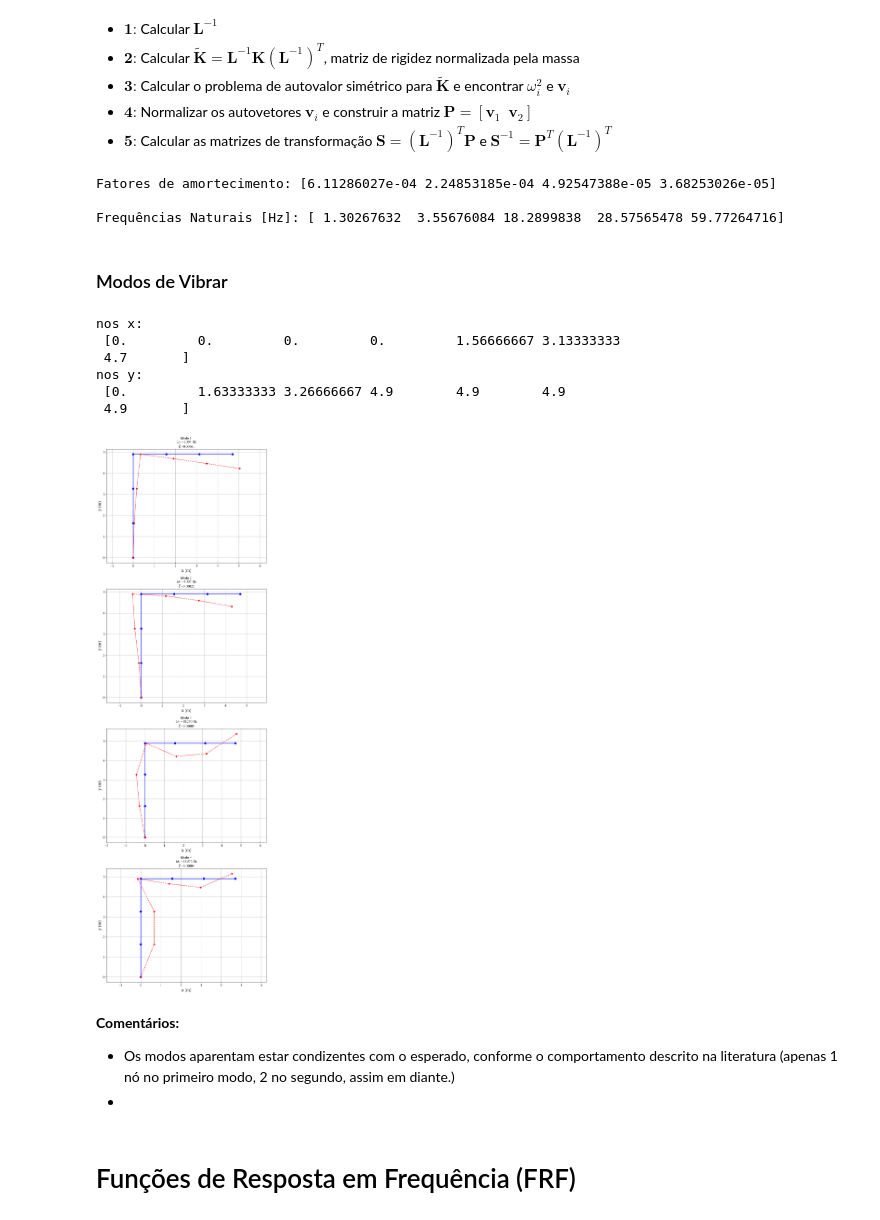
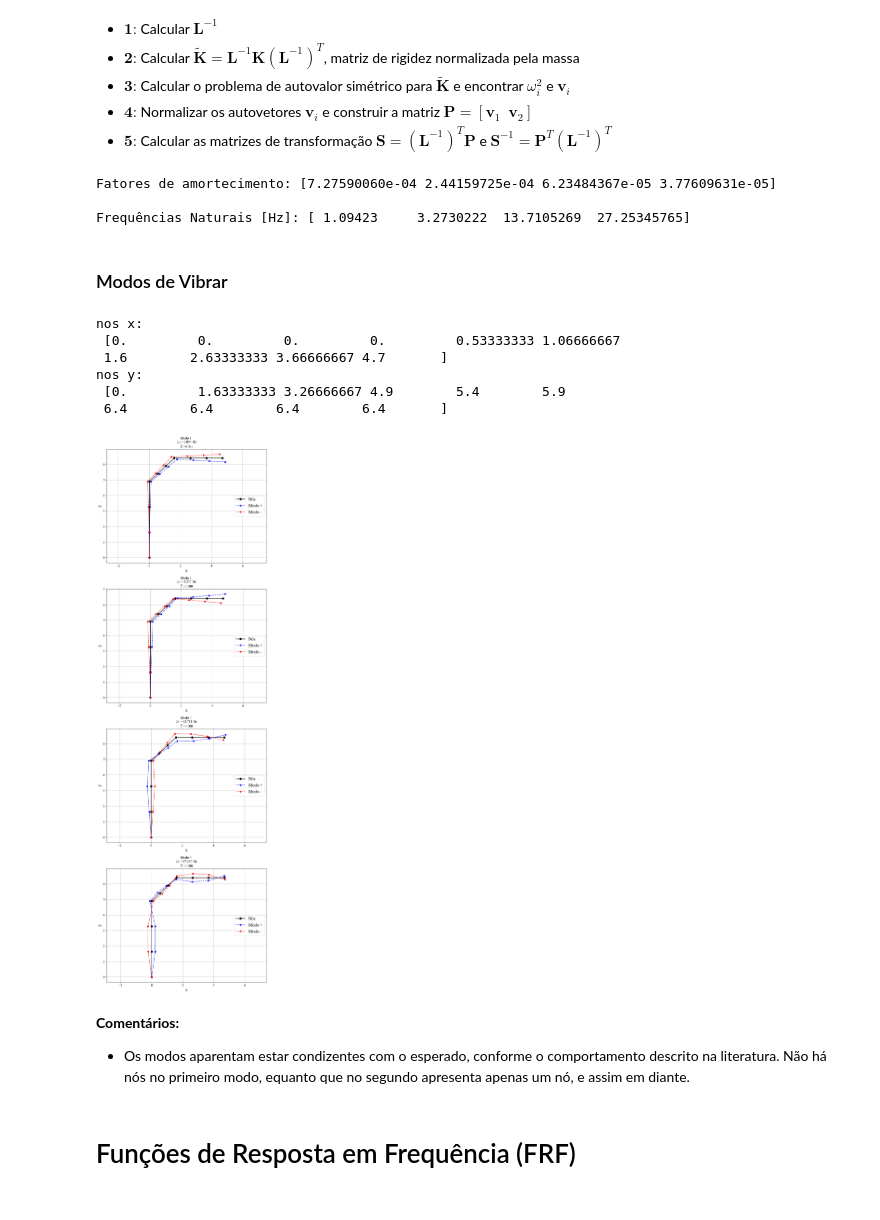
Before and after one commit to TonhoSF1/Vibracoes2, a Jupyter notebook: Trabalho.ipynb, the cells around one changed output. Drawn from its saved outputs; the diff is of its cells as text; code cells hidden in the pictures.

```diff
--- a/Trabalho.ipynb
+++ b/Trabalho.ipynb
@@ -168,9 +195,10 @@ J_sem = m_sem * h**2 / 12  # Inércia de massa (kg.m²)
 # %%
 # Inicializa matrizes globais
 n_elementos_vertical = 3
+n_elementos_diagonal = 3
 n_elementos_horizontal = 3
-total_nos = n_elementos_vertical + n_elementos_horizontal + 1  # Nós totais
-dofs = 3  # Graus de liberdade por nó
+total_nos = n_elementos_vertical + n_elementos_diagonal + n_elementos_horizontal + 1  # Nós totais
+dofs = 3  # Graus de liberdade
 total_dofs = dofs * total_nos
 K = np.zeros((total_dofs, total_dofs))
 M = np.zeros((total_dofs, total_dofs))
@@ -315,11 +373,11 @@ S = np.dot(L_chol_inv.transpose(), P)  # da coordenada x para r
 zeta_i = alpha / (2 * wn) + beta * wn / 2
 
 print("Fatores de amortecimento:", zeta_i[0:4], "\n")
-print("Frequências Naturais [Hz]:", wn[0:5] / 2 / np.pi, "\n")
+print("Frequências Naturais [Hz]:", wn[0:4] / 2 / np.pi, "\n")
 # %% [output]
-Fatores de amortecimento: [6.11286027e-04 2.24853185e-04 4.92547388e-05 3.68253026e-05]
+Fatores de amortecimento: [7.27590060e-04 2.44159725e-04 6.23484367e-05 3.77609631e-05]
 
-Frequências Naturais [Hz]: [ 1.30267632  3.55676084 18.2899838  28.57565478 59.77264716]
+Frequências Naturais [Hz]: [ 1.09423     3.2730222  13.7105269  27.25345765]
 # %% [markdown]
 ### Modos de Vibrar
 # %%
@@ -328,66 +386,76 @@ Frequências Naturais [Hz]: [ 1.30267632  3.55676084 18.2899838  28.57565478 59.
 y_vertical = np.linspace(0, H, n_elementos_vertical + 1)  # [0, H/3, 2H/3, H]
 x_vertical = np.zeros_like(y_vertical)  # [0, 0, 0, 0]
 
+# Coordenadas dos nós diagonais:
+x_diagonal = np.linspace(0, 1.6, n_elementos_diagonal + 1)[1:]  # [L/4, L/2, 3L/4]
+y_diagonal = np.linspace(H, H + Ht, n_elementos_diagonal + 1)[1:]  # [H, H, H]
+
 # Coordenadas dos nós horizontais:
-x_horizontal = np.linspace(0, L, n_elementos_horizontal + 1)[1:]  # [L/4, L/2, 3L/4]
-y_horizontal = np.full_like(x_horizontal, H)  # [H, H, H]
+x_horizontal = np.linspace(1.6, L, n_elementos_horizontal + 1)[1:]  # [L/4, L/2, 3L/4]
+y_horizontal = np.full_like(x_horizontal, H + Ht)  # [H, H, H]
 
 # Combina as coordenadas
-x_nos = np.concatenate([x_vertical, x_horizontal])  # 7 nós
-y_nos = np.concatenate([y_vertical, y_horizontal])  # 7 nós
+x_nos = np.concatenate([x_vertical, x_diagonal, x_horizontal])  # 7 nós
+y_nos = np.concatenate([y_vertical, y_diagonal, y_horizontal])  # 7 nós
 
 print("nos x:\n", x_nos)
 print("nos y:\n", y_nos)
 # %% [output]
 nos x:
- [0.         0.         0.         0.         1.56666667 3.13333333
- 4.7       ]
+ [0.         0.         0.         0.         0.53333333 1.06666667
+ 1.6        2.63333333 3.66666667 4.7       ]
 nos y:
- [0.         1.63333333 3.26666667 4.9        4.9        4.9
- 4.9       ]
+ [0.         1.63333333 3.26666667 4.9        5.4        5.9
+ 6.4        6.4        6.4        6.4       ]
 # %%
 # Plot dos modos de Vibrar
 n_modos = 4
-scale = 5  # Fator de escala para visualização
+scale = 2  # Fator de escala para visualização
 
 # Extrair deslocamentos em x e y
 x_modo = np.zeros((total_nos - 1, n_modos))
 y_modo = np.zeros((total_nos - 1, n_modos))
 
 # Extrair deslocamentos (x, y, θ) para todos os modos
 u_x = S[0::3, :n_modos]  # DOFs em x (shape: (total_nos, n_modos))
 u_y = S[1::3, :n_modos]  # DOFs em y (shape: (total_nos, n_modos))
 
 
 # Aplicar escala e ajustar dimensões para broadcasting
-x_modo = x_nos[1:].reshape(-1, 1) + scale * u_x  # shape: (total_nos, n_modos)
-y_modo = y_nos[1:].reshape(-1, 1) + scale * u_y
+x_modo1 = x_nos[1:].reshape(-1, 1) + scale * u_x  # shape: (total_nos, n_modos)
+y_modo1 = y_nos[1:].reshape(-1, 1) + scale * u_y
+x_modo2 = x_nos[1:].reshape(-1, 1) - scale * u_x  # shape: (total_nos, n_modos)
+y_modo2 = y_nos[1:].reshape(-1, 1) - scale * u_y
 
 # Fixar o primeiro nó (suporte)
-x_modo = np.insert(x_modo, 0, x_nos[0], axis=0)
-y_modo = np.insert(y_modo, 0, y_nos[0], axis=0)
+x_modo1 = np.insert(x_modo1, 0, x_nos[0], axis=0)
+y_modo1 = np.insert(y_modo1, 0, y_nos[0], axis=0)
+x_modo2 = np.insert(x_modo2, 0, x_nos[0], axis=0)
+y_modo2 = np.insert(y_modo2, 0, y_nos[0], axis=0)
 
 # Plotar
 fig, axs = plt.subplots(n_modos, 1, figsize=(10, 8 * n_modos))
 for i in range(n_modos):
-    axs[i].plot(x_nos, y_nos, "-ob", linewidth=2, markersize=8, label="Nós")
-    axs[i].plot(x_modo[:, i], y_modo[:, i], "--or", linewidth=1.5, markersize=6, label="Modo")
+    axs[i].plot(x_nos, y_nos, "-ok", linewidth=2, markersize=8, label="Nós")
+    axs[i].plot(x_modo1[:, i], y_modo1[:, i], "--ob", linewidth=1.5, markersize=6, label="Modo +")
+    axs[i].plot(x_modo2[:, i], y_modo2[:, i], "--or", linewidth=1.5, markersize=6, label="Modo -")
     axs[i].grid(True)
     axs[i].set_title(
-        f"Modo {i + 1} \n" + r"$\omega_n$ =" + f"{(wn[i]/2/np.pi):.3f} Hz \n" + r"$\zeta$ =" + f"{zeta_i[i]:.5f}", fontsize=14
+        f"Modo {i + 1} \n" + r"$\omega_n$ =" + f"{wn[i] / 2 / np.pi:.3f} Hz \n" + r"$\zeta$ =" + f"{zeta_i[i]:.3f}",
+        fontsize=14,
     )
-    axs[i].set_xlabel("x (m)")
-    axs[i].set_ylabel("y (m)")
+    axs[i].set_xlabel("x")
+    axs[i].set_ylabel("y")
     axs[i].axis("equal")
+    axs[i].legend(loc="center right")
 
 plt.tight_layout()
 plt.show()
 # %% [output]
-[figure, old version]
+[figure, new version]
 # %% [markdown]
 **Comentários:**
-- Os modos aparentam estar condizentes com o esperado, conforme o comportamento descrito na literatura (apenas 1 nó no primeiro modo, 2 no segundo, assim em diante.)
--
+- Os modos aparentam estar condizentes com o esperado, conforme o comportamento descrito na literatura. Não há nós no primeiro modo, equanto que no segundo apresenta apenas um nó, e assim em diante.
 # %% [markdown]
 # Funções de Resposta em Frequência (FRF)
 # %% [markdown]
```
Also changed, not shown: parts of 34 cells of this notebook, 1 other file.
